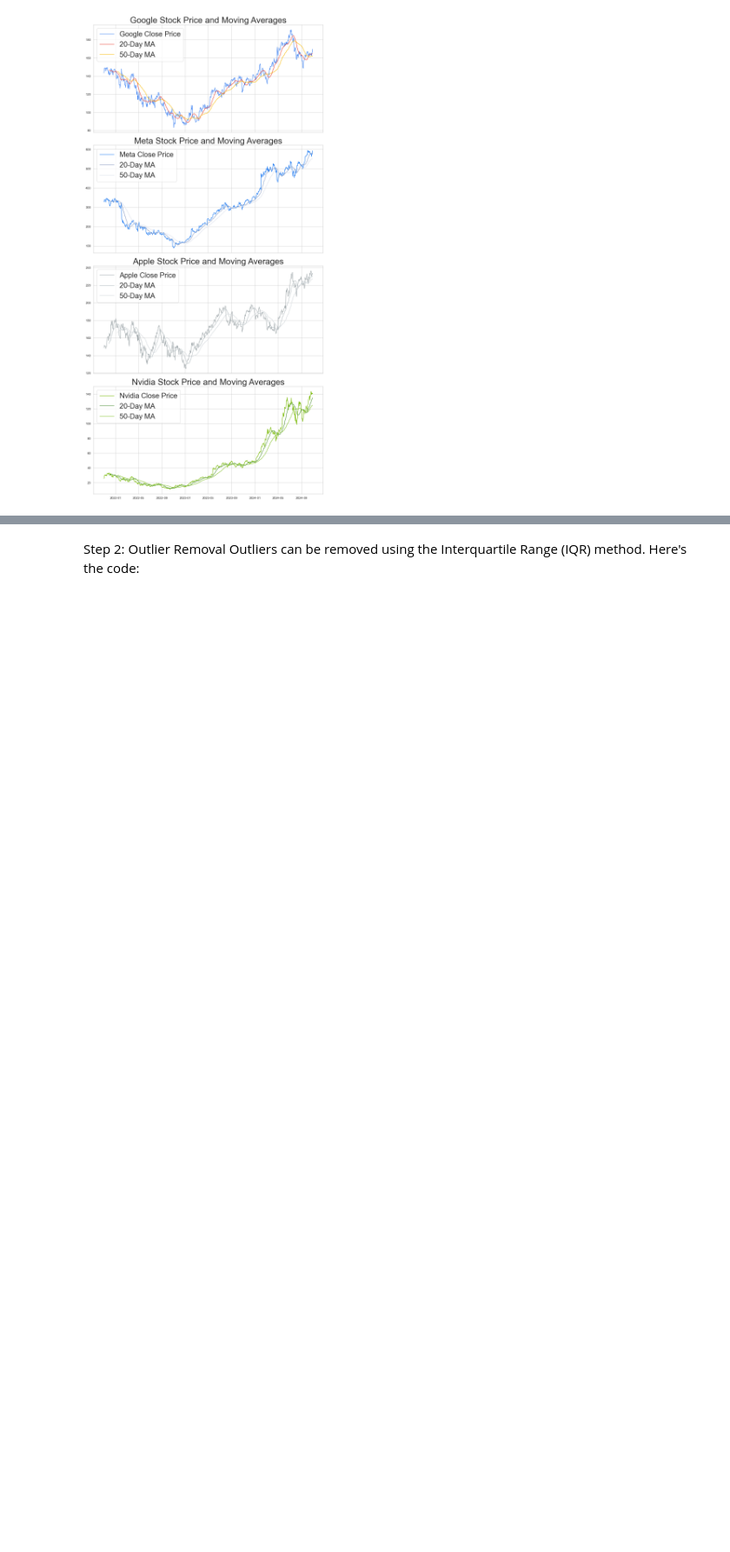
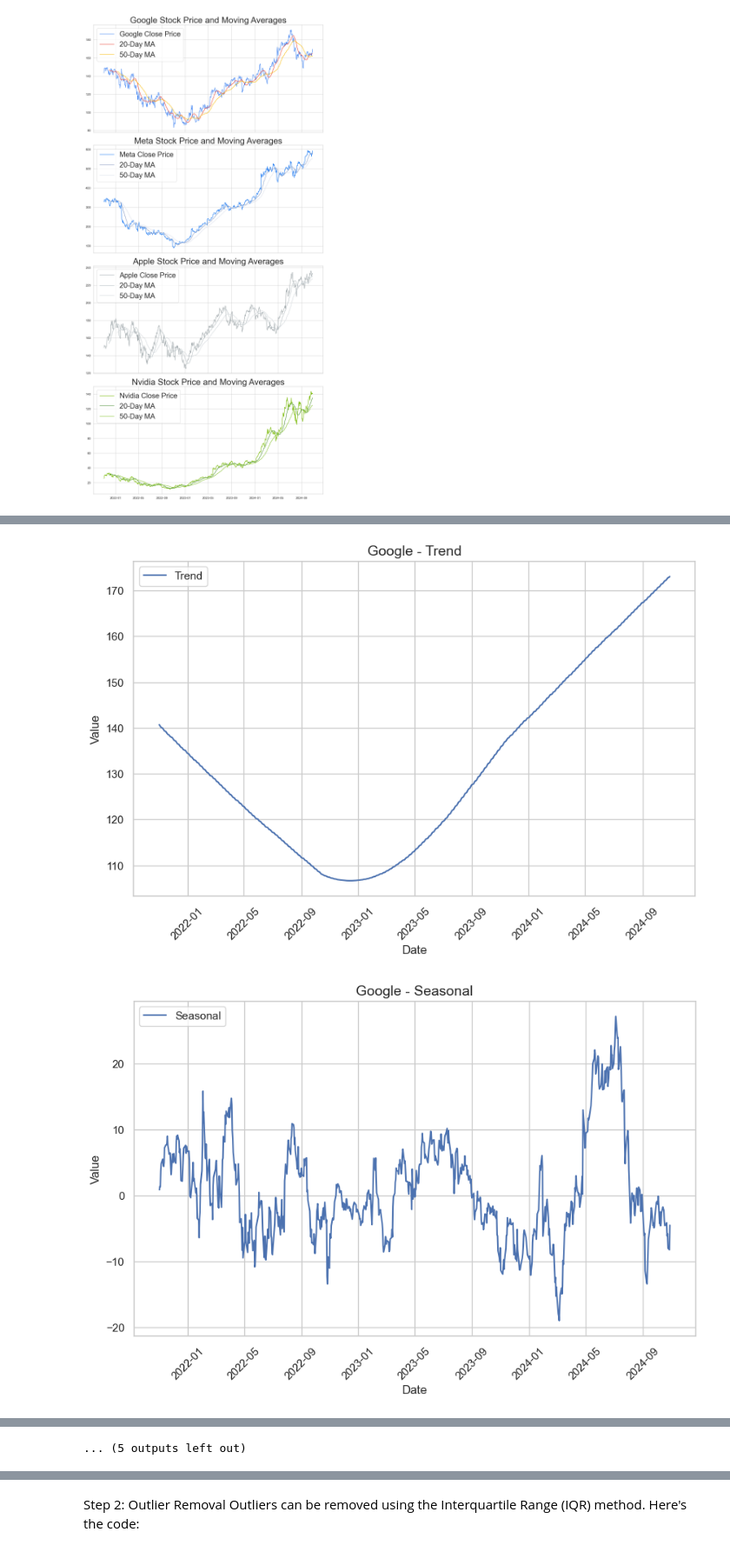
Before and after one commit to enockmbaraka/stock_price_prediction, a Jupyter notebook: eda/eda_stock_market_price_december12.ipynb, the cells around one changed output, grey strips where cells are left out. Shown at 87% size. Drawn from its saved outputs; the diff is of its cells as text; code cells hidden in the pictures; blank space fills up the shorter version.

```diff
--- a/eda/eda_stock_market_price_december12.ipynb
+++ b/eda/eda_stock_market_price_december12.ipynb
@@ -297,0 +301,57 @@ plt.show()
+# %%
+import pandas as pd
+import matplotlib.pyplot as plt
+from statsmodels.tsa.seasonal import STL
+from pathlib import Path
+
+# Assuming data is already loaded in DataFrames: google, meta, apple, nvidia
+data_frames = {
+    'Google': google,
+    'Meta': meta,
+    'Apple': apple,
+    'NVIDIA': nvidia
+}
+
+
+# Iterate over each company
+for company, original_df in data_frames.items():
+    # Create a temporary copy of the DataFrame to avoid modifying the original
+    df_temp = original_df.copy()
+    if 'Date' in df_temp.columns:  # Ensure 'Date' column exists
+        df_temp['Date'] = pd.to_datetime(df_temp['Date'])  # Convert 'Date' to datetime
+        df_temp.set_index('Date', inplace=True)
+    else:
+        print(f"Warning: 'Date' column not found in {company} data. Skipping...")
+        continue
+
+    # Decompose using STL with seasonal period set to 252 (assuming yearly seasonality)
+    stl = STL(df_temp['Close'], period=252)
+    result = stl.fit()
+
+    # Save each component as a separate plot
+    components = {
+        'Trend': result.trend,
+        'Seasonal': result.seasonal,
+        'Residual': result.resid,
+        'Original': df_temp['Close']
+    }
+    for comp_name, comp_data in components.items():
+        plt.figure(figsize=(10, 6))
+        plt.plot(comp_data, label=comp_name, color='b' if comp_name != 'Residual' else 'r')
+        plt.title(f'{company} - {comp_name}', fontsize=14)
+        plt.xlabel('Date', fontsize=12)
+        plt.ylabel('Value', fontsize=12)
+        plt.grid(True)
+        plt.xticks(rotation=45)  # Rotate date labels for better readability
+        plt.legend()
+
+        # Save the plot
+        save_path = f'{company}_{comp_name}.png'
+        plt.savefig(save_path, dpi=300)
+        plt.show()
+        plt.close()
+
+print("Decomposition figures saved successfully in the 'eda' folder.")
+# %% [output]
+[figure, added]
+[figure, added]
@@ -298,3 +368,4 @@ plt.show()
+... (5 outputs left out)
 # %%
 import pandas as pd
 import seaborn as sns
```
Also changed, not shown: parts of 10 cells of this notebook, 27 other files.
